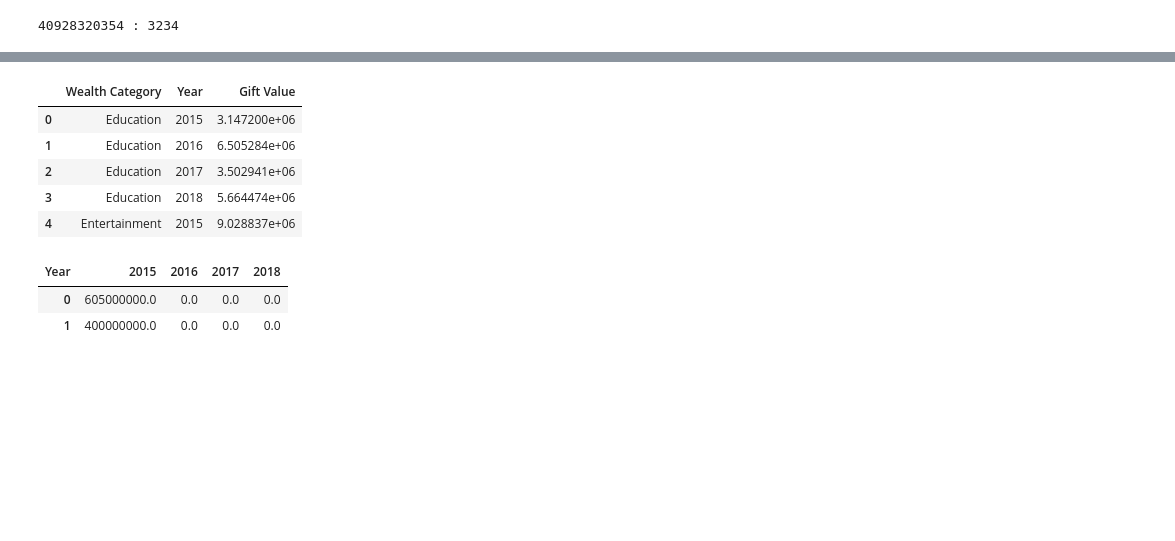
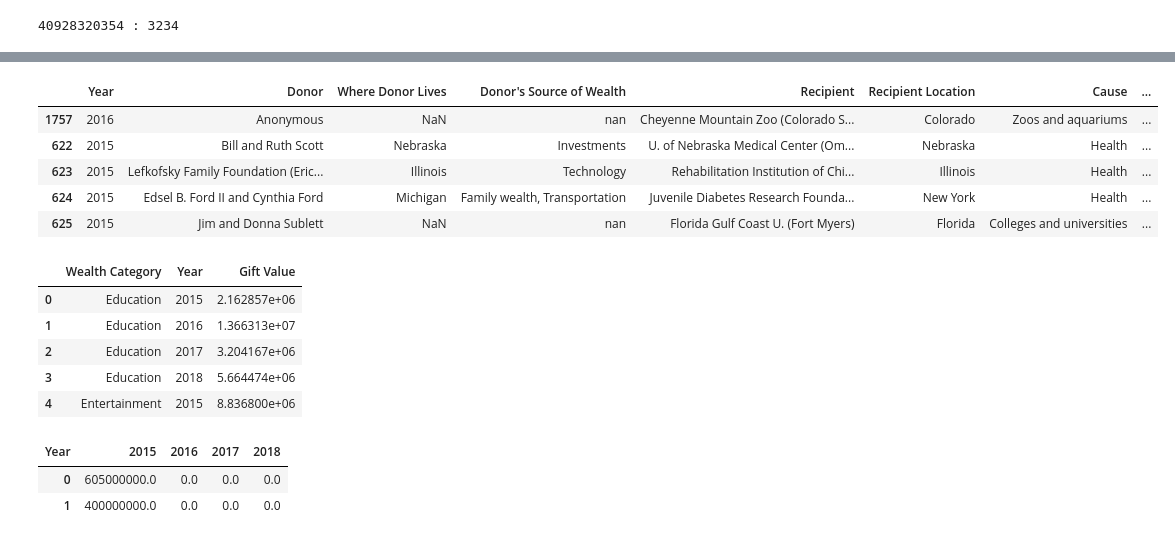
Before and after one commit to kjwunderlich/project-one---sphinx, a Jupyter notebook: Philanthropy_Data_Analysis.ipynb, the cells around one changed output, grey strips where cells are left out. Saved outputs shown, nothing was run; the diff lists cells and outputs as text; code cells hidden in the pictures; blank space fills up the shorter version.

```diff
--- a/Philanthropy_Data_Analysis.ipynb
+++ b/Philanthropy_Data_Analysis.ipynb
@@ -120,16 +131,24 @@ print(Total,":", donors)
+# %%
+#Bottom 5 by Donation Amount
+result = dfinal.nsmallest(5, columns="Gift Value")
+result
+# %% [output]
+|  | Year | Donor | Where Donor Lives | Donor's Source of Wealth | Recipient | Recipient Location | Cause | ... |
+| 1757 | 2016 | Anonymous | NaN | nan | Cheyenne Mountain Zoo (Colorado S... | Colorado | Zoos and aquariums | ... |
+| 622 | 2015 | Bill and Ruth Scott | Nebraska | Investments | U. of Nebraska Medical Center (Om... | Nebraska | Health | ... |
+| 623 | 2015 | Lefkofsky Family Foundation (Eric... | Illinois | Technology | Rehabilitation Institution of Chi... | Illinois | Health | ... |
+| 624 | 2015 | Edsel B. Ford II and Cynthia Ford | Michigan | Family wealth, Transportation | Juvenile Diabetes Research Founda... | New York | Health | ... |
+| 625 | 2015 | Jim and Donna Sublett | NaN | nan | Florida Gulf Coast U. (Fort Myers) | Florida | Colleges and universities | ... |
 # %%
 #Calculating the mean by wealth category for each year
-result = dfinal.nlargest(5, columns="Gift Value")
-result
-
-new = dfinal.groupby(["Wealth Category", 'Year'])["Gift Value"].mean()
+new = dfinal.groupby([ "Wealth Category",'Year'])["Gift Value"].mean()
 new_df = pd.DataFrame(data=new)
 new_df.reset_index().head()
 # %% [output]
 |  | Wealth Category | Year | Gift Value |
-| 0 | Education | 2015 | 3.147200e+06 |
-| 1 | Education | 2016 | 6.505284e+06 |
-| 2 | Education | 2017 | 3.502941e+06 |
+| 0 | Education | 2015 | 2.162857e+06 |
+| 1 | Education | 2016 | 1.366313e+07 |
+| 2 | Education | 2017 | 3.204167e+06 |
 | 3 | Education | 2018 | 5.664474e+06 |
-| 4 | Entertainment | 2015 | 9.028837e+06 |
+| 4 | Entertainment | 2015 | 8.836800e+06 |
 # %%
```
Also changed, not shown: parts of 11 cells of this notebook.
